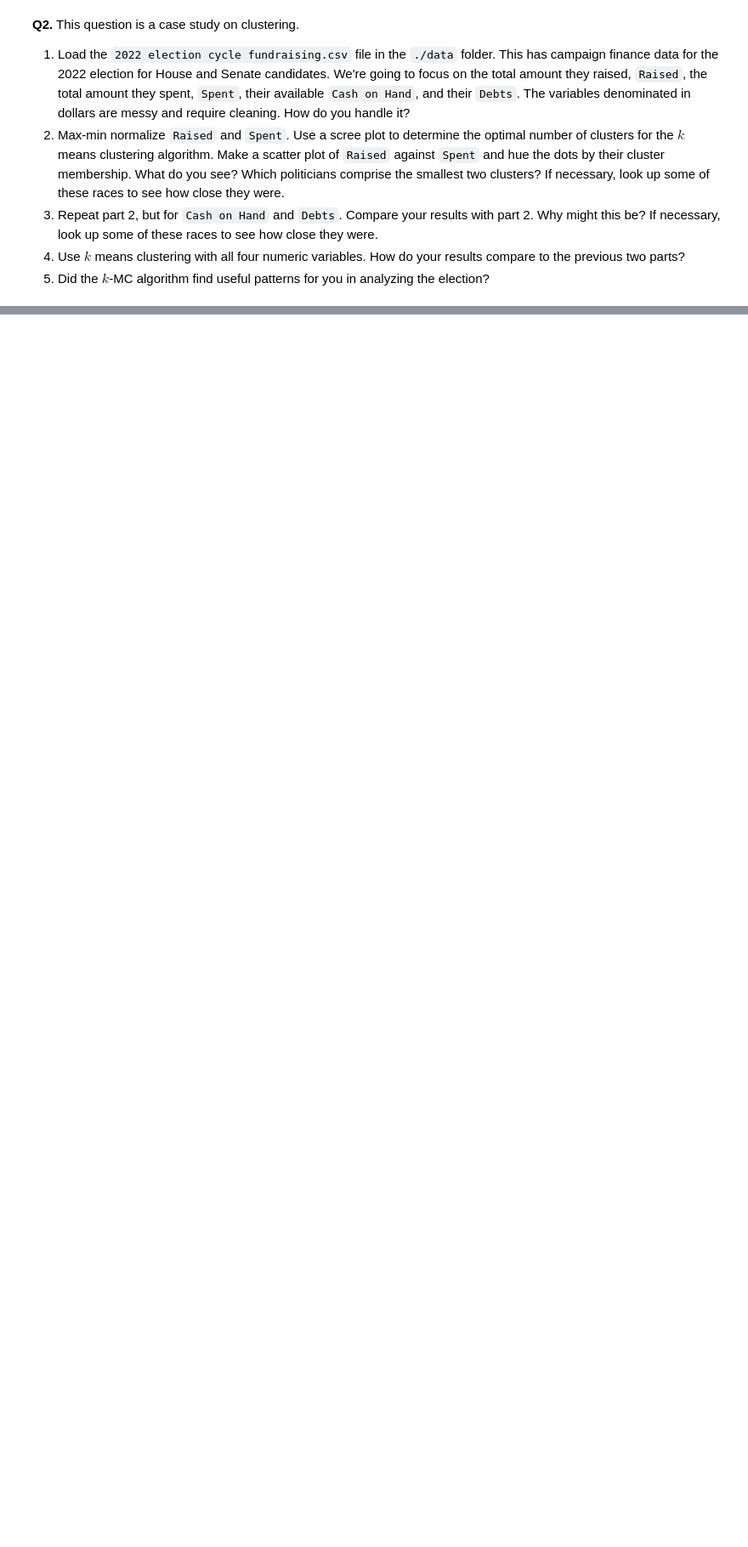
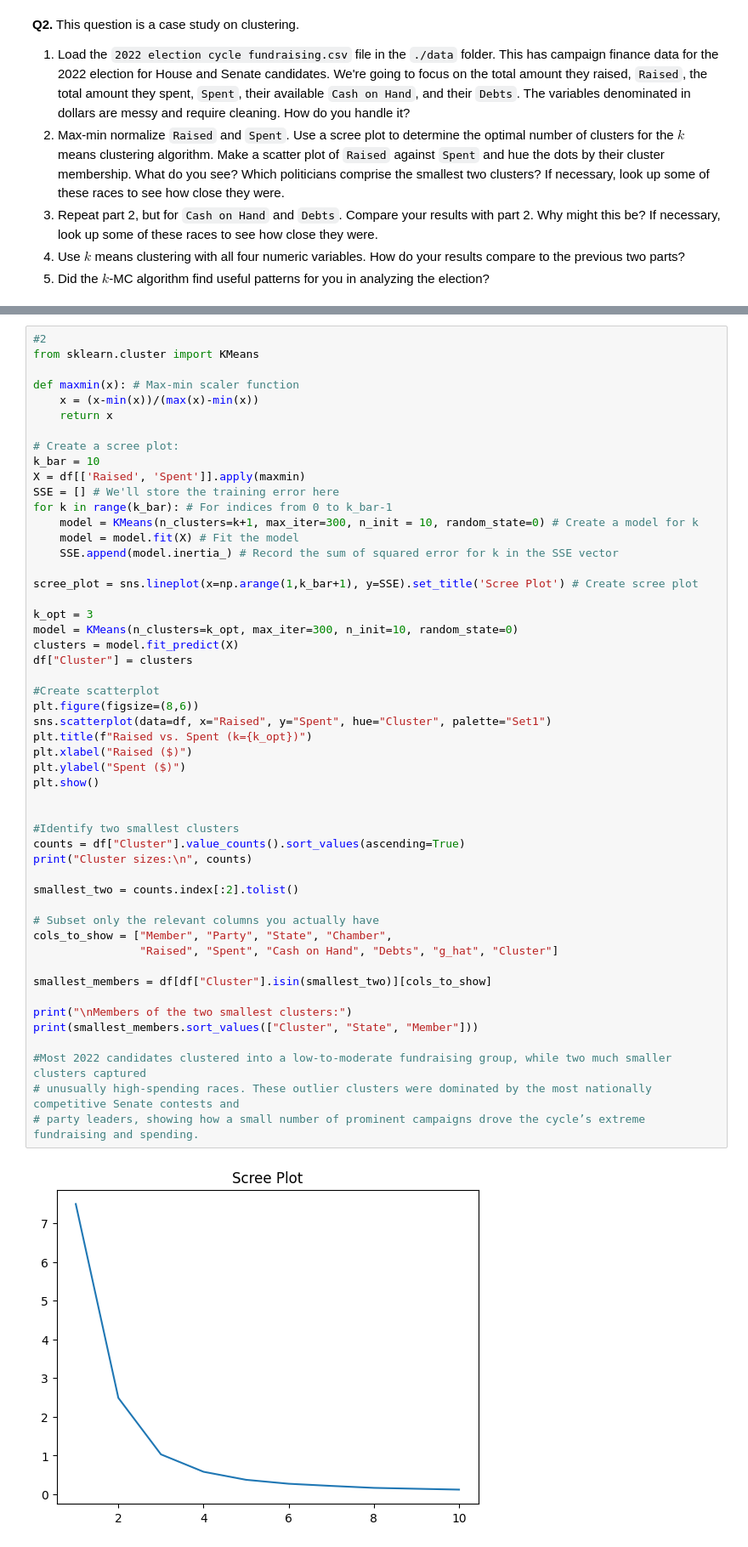
Before and after one commit to emilyfriedman8/clustering_assignment, a Jupyter notebook: assignment_clustering.ipynb, the cells around one changed output, grey strips where cells are left out. Shown at 85% size. Cells and saved outputs as stored; diff of their text form; blank space fills up the shorter version.

```diff
--- a/assignment_clustering.ipynb
+++ b/assignment_clustering.ipynb
@@ -155,0 +203,53 @@ plt.show()
+# %%
+#2
+from sklearn.cluster import KMeans
+
+def maxmin(x): # Max-min scaler function
+    x = (x-min(x))/(max(x)-min(x))
+    return x
+
+# Create a scree plot:
+k_bar = 10
+X = df[['Raised', 'Spent']].apply(maxmin)
+SSE = [] # We'll store the training error here
+for k in range(k_bar): # For indices from 0 to k_bar-1
+    model = KMeans(n_clusters=k+1, max_iter=300, n_init = 10, random_state=0) # Create a model for k
+    model = model.fit(X) # Fit the model
+    SSE.append(model.inertia_) # Record the sum of squared error for k in the SSE vector
+
+scree_plot = sns.lineplot(x=np.arange(1,k_bar+1), y=SSE).set_title('Scree Plot') # Create scree plot
+
+k_opt = 3
+model = KMeans(n_clusters=k_opt, max_iter=300, n_init=10, random_state=0)
+clusters = model.fit_predict(X)
+df["Cluster"] = clusters
+
+#Create scatterplot
+plt.figure(figsize=(8,6))
+sns.scatterplot(data=df, x="Raised", y="Spent", hue="Cluster", palette="Set1")
+plt.title(f"Raised vs. Spent (k={k_opt})")
+plt.xlabel("Raised ($)")
+plt.ylabel("Spent ($)")
+plt.show()
+
+
+#Identify two smallest clusters
+counts = df["Cluster"].value_counts().sort_values(ascending=True)
+print("Cluster sizes:\n", counts)
+
+smallest_two = counts.index[:2].tolist()
+
+# Subset only the relevant columns you actually have
+cols_to_show = ["Member", "Party", "State", "Chamber",
+                "Raised", "Spent", "Cash on Hand", "Debts", "g_hat", "Cluster"]
+
+smallest_members = df[df["Cluster"].isin(smallest_two)][cols_to_show]
+
+print("\nMembers of the two smallest clusters:")
+print(smallest_members.sort_values(["Cluster", "State", "Member"]))
+
+#Most 2022 candidates clustered into a low-to-moderate fundraising group, while two much smaller clusters captured
+# unusually high-spending races. These outlier clusters were dominated by the most nationally competitive Senate contests and
+# party leaders, showing how a small number of prominent campaigns drove the cycle’s extreme fundraising and spending.
+# %% [output]
+[figure, added]
```
Also changed, not shown: parts of 4 cells of this notebook.
